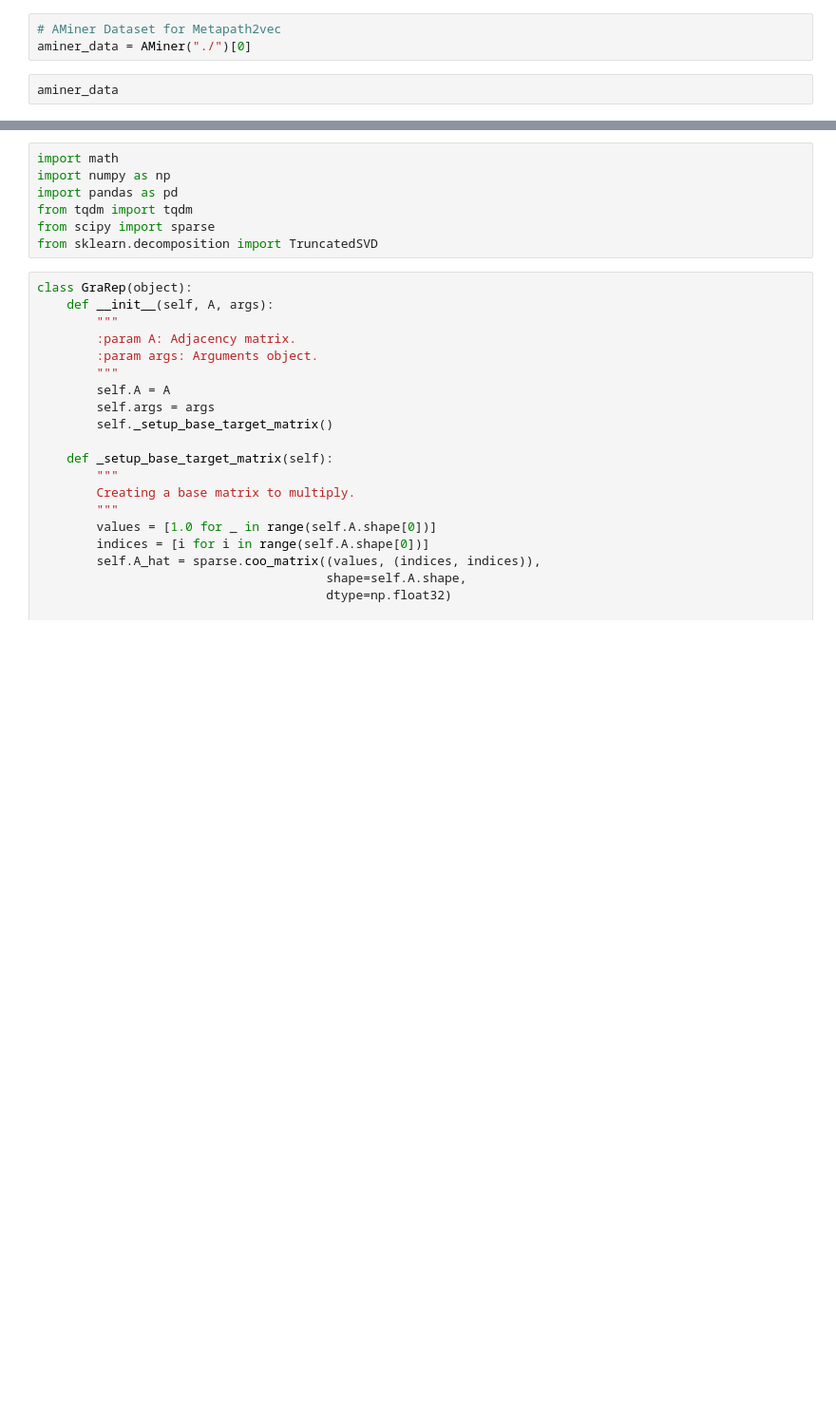
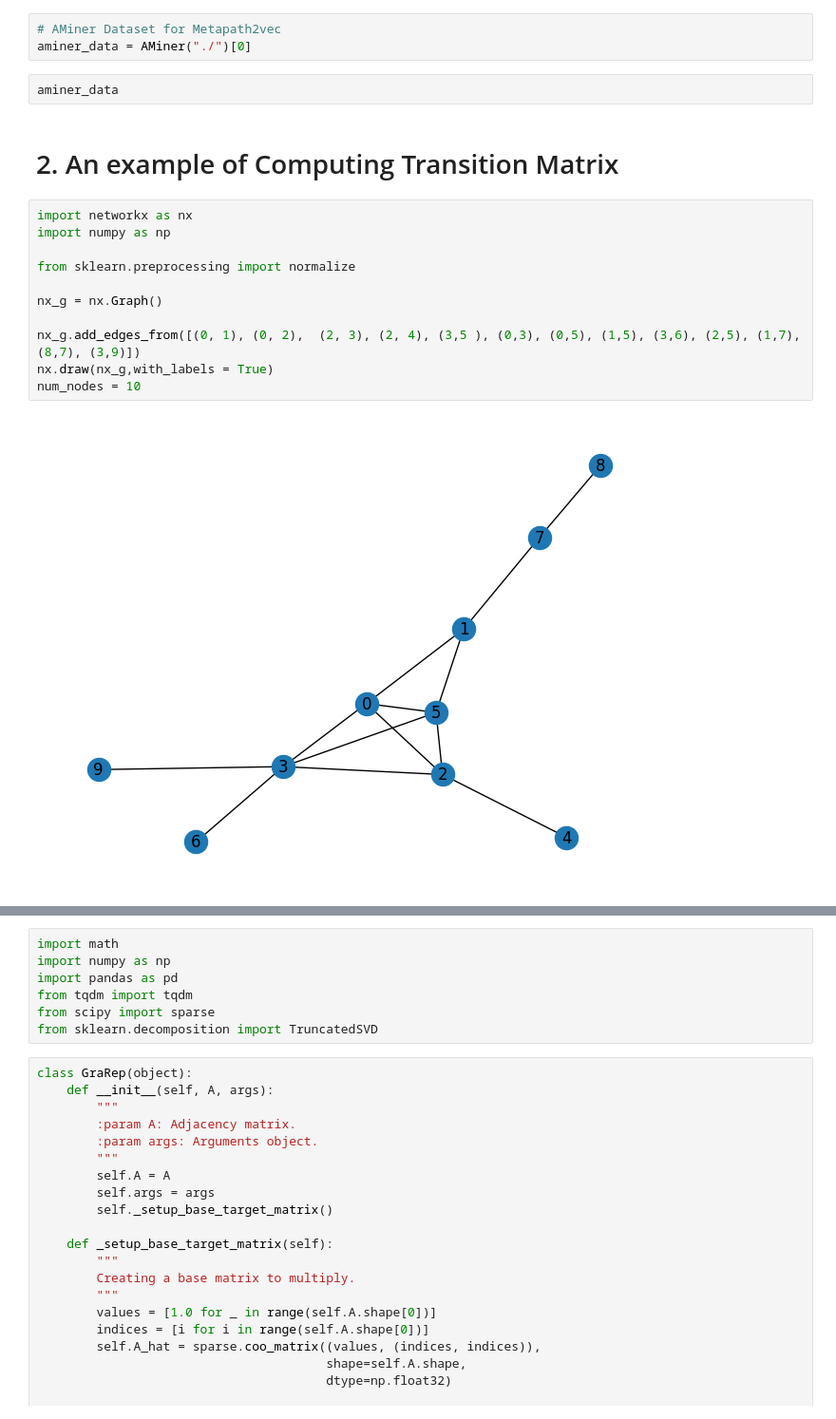
Before and after one commit to NSLab-CUK/Graph-Neural-Networks-Fall-2023, a Jupyter notebook: W4/PracticeCode_4.ipynb, the cells around one changed output, grey strips where cells are left out. Shown: that part at 95% size. Cells and saved outputs as stored; diff of their text form; blank space fills up the shorter version.

Commit message:
update transition prob

```diff
--- a/W4/PracticeCode_4.ipynb
+++ b/W4/PracticeCode_4.ipynb
@@ -19,3 +19,18 @@ cora_A.shape
 aminer_data = AMiner("./")[0]
 # %%
 aminer_data
+# %% [markdown]
+# 2. An example of Computing Transition Matrix
+# %%
+import networkx as nx
+import numpy as np
+
+from sklearn.preprocessing import normalize
+
+nx_g = nx.Graph()
+
+nx_g.add_edges_from([(0, 1), (0, 2),  (2, 3), (2, 4), (3,5 ), (0,3), (0,5), (1,5), (3,6), (2,5), (1,7),(8,7), (3,9)])
+nx.draw(nx_g,with_labels = True)
+num_nodes = 10
+# %% [output]
+[figure, added]
```
Also changed, not shown: parts of 7 cells of this notebook.
